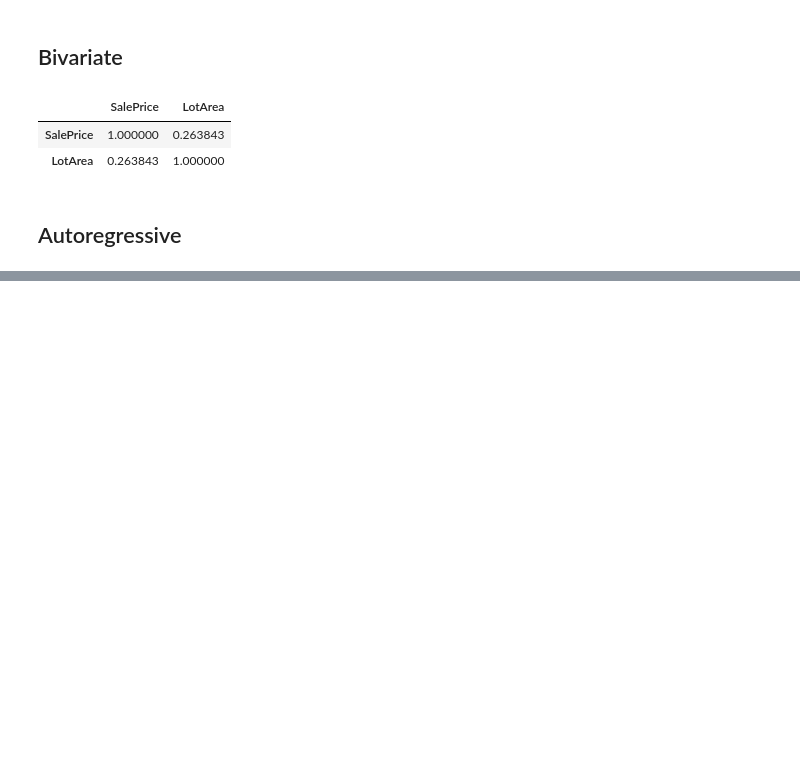
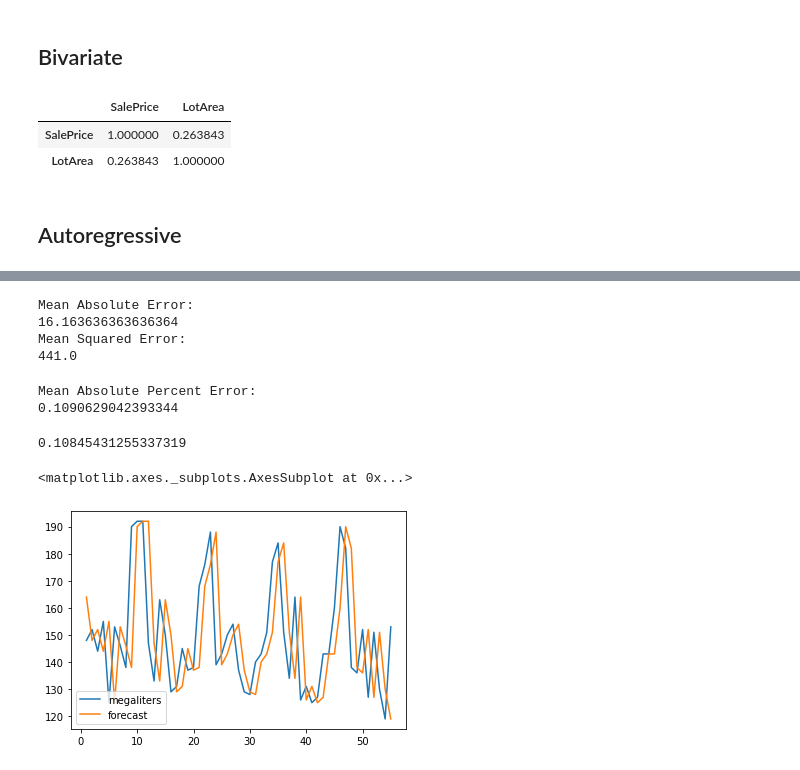
Before and after one commit to ZacharySBrown/vcu-scma440-2021q1, a Jupyter notebook: examples/2a_forecasting_fundamentals.ipynb, the cells around one changed output, grey strips where cells are left out. Drawn from its saved outputs; the diff is of its cells as text; code cells hidden in the pictures; blank space fills up the shorter version.

```diff
--- a/examples/2a_forecasting_fundamentals.ipynb
+++ b/examples/2a_forecasting_fundamentals.ipynb
@@ -162,0 +168,4 @@ pd.plotting.autocorrelation_plot(beer.megaliters)
+# %%
+beer['forecast'] = beer.megaliters.shift(1)
+beer = beer.dropna()
+beer.head()
@@ -162,0 +179,33 @@ pd.plotting.autocorrelation_plot(beer.megaliters)
+# %%
+mae = mean_absolute_error(beer.megaliters, beer.forecast)
+mse = mean_squared_error(beer.megaliters, beer.forecast)
+
+print("Mean Absolute Error:")
+print(mae)
+
+print("Mean Squared Error:")
+print(mse)
+# %% [output]
+Mean Absolute Error:
+16.163636363636364
+Mean Squared Error:
+441.0
+# %%
+mape = np.mean(np.abs(beer.forecast - beer.megaliters) / beer.megaliters)
+
+print("Mean Absolute Percent Error:")
+print(mape)
+# %% [output]
+Mean Absolute Percent Error:
+0.1090629042393344
+# %%
+# Sanity Check on the above
+
+mae/beer.megaliters.mean()
+# %% [output]
+0.10845431255337319
+# %%
+beer.plot()
+# %% [output]
+<matplotlib.axes._subplots.AxesSubplot at 0x...>
+[figure, added]
```
Also changed, not shown: parts of 10 cells of this notebook.
